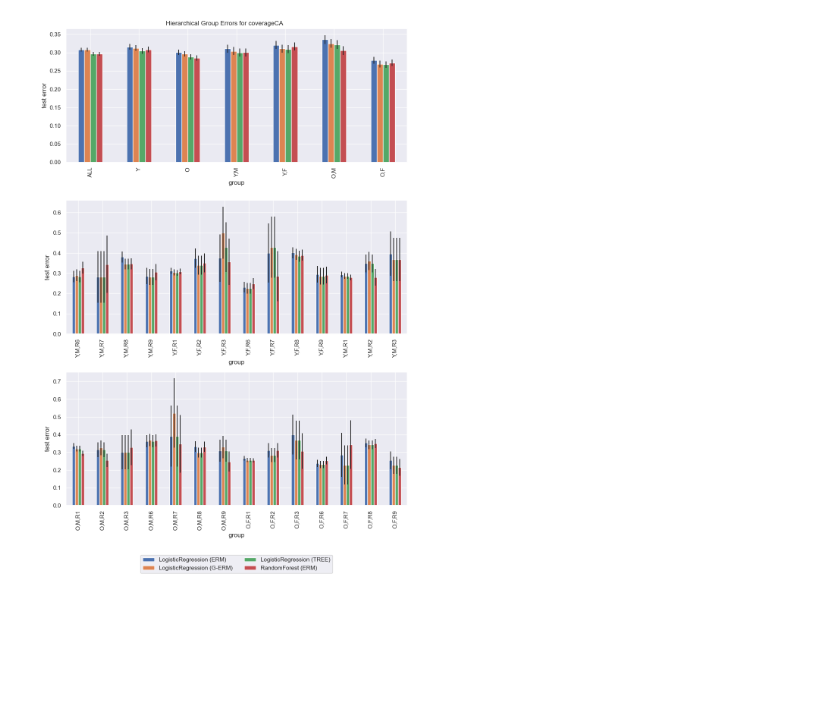
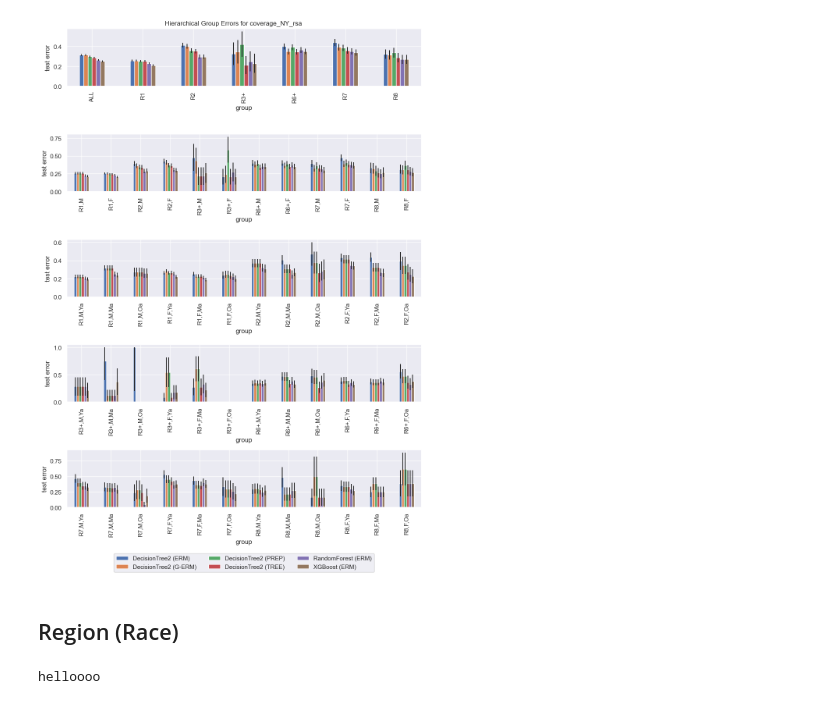
Before and after one commit to samuel-deng/tree_robust, a Jupyter notebook: analyze_results_hierarchical.ipynb, the cells around one changed output. Saved outputs shown, nothing was run; the diff lists cells and outputs as text; code cells hidden in the pictures; blank space fills up the shorter version.

Commit message:
Updates to datasets and error collecting:

```diff
--- a/analyze_results_hierarchical.ipynb
+++ b/analyze_results_hierarchical.ipynb
@@ -61,10 +38,10 @@ asr_lvl2 = [asr_groups[i] for i in asr_tree[3]]
 # %%
-def load_error_results(dataset, model, group_names):
+def load_error_results(dataset, model, group_indices):
     path = os.path.join(os.path.join(RESULTS_PATH, dataset),
                         "{}.pt".format(model))
 
     return_dict = {}
-    groups = group_names
+    groups = group_indices
     return_dict['name'] = dataset
     return_dict['groups'] = groups
     raw_results = torch.load(path)
@@ -85,20 +62,6 @@ def load_error_results(dataset, model, group_names):
                 err = results[0] - results[1][0]
                 return_dict['results'][g][method] = (results[0], err)
     return return_dict
-    """
-    erm_all_err = erm_all_results[0] - erm_all_results[1][0]
-    erm_group_results = raw_results[g]['ERM_GROUP']
-    erm_group_err = erm_group_results[0] - erm_group_results[1][0]
-    prep_group_results = raw_results[g]['PREPEND']
-    prep_group_err = prep_group_results[0] - prep_group_results[1][0]
-    erm_tree_results = raw_results[g]['TREE']
-    erm_tree_err = erm_tree_results[0] - erm_tree_results[1][0]
-
-    return_dict['results'][g] = {}
-    return_dict['results'][g]['ERM_ALL'] = (erm_all_results[0], erm_all_err)
-    return_dict['results'][g]['ERM_GROUP'] = (erm_group_results[0], erm_group_err)
-    return_dict['results'][g]['TREE'] = (erm_tree_results[0], erm_tree_err)
-    """
 # %%
 def dataset_error_df(models, dataset, groups):
     """
@@ -144,7 +107,7 @@ def dataset_error_df(models, dataset, groups):
         df.loc["{} (TREE)".format(model)] = tree_row
         df_errs.loc["{} (TREE) err".format(model)] = tree_row_err
 
-    df = pd.concat([df, df_errs])
+    df = pd.concat([df, df_errs]).transpose() # groups should be rows
     return df
 
 def plot_error(ax, data, models, groups,
@@ -449,26 +186,30 @@ plt.show()
-# %%
-data_name = 'coverageCA'
-data = dataset_dfs_error['{}_asr'.format(data_name)].transpose()
-groups = list(data.index)
-models = ['LogisticRegression (ERM)',
-          'LogisticRegression (G-ERM)',
-          'LogisticRegression (TREE)',
-          'RandomForest (ERM)']
-
-fig, axs = plt.subplots(3, 1, figsize=(10, 15))
-fig.suptitle("Hierarchical Group Errors for {}".format(data_name), fontsize=12)
-axs[0] = plot_error(axs[0], data, models,
-                [groups[i] for i in asr_tree[0] + asr_tree[1] + asr_tree[2]],
-                asr_lvl1, title=None, legend=False)
-axs[1] = plot_error(axs[1], data, models,
-                [groups[i] for i in asr_tree[3]][:14],
-                asr_lvl2[:14], title=None, legend=False)
-axs[2] = plot_error(axs[2], data, models,
-                [groups[i] for i in asr_tree[3]][14:],
-                asr_lvl2[14:], title=None, legend=False)
-axs[2].legend(loc='upper center', bbox_to_anchor=(0.5, -0.35),
-          fancybox=True, shadow=False, ncol=len(models)/2)
-plt.tight_layout()
-plt.show()
-# %% [output]
-[figure, removed]
+# %%
+task = 'coverage'
+state = 'NY'
+hier = 'rsa'
+
+dataset = '{}_{}_{}'.format(task, state, hier)
+dataset_obj = name_to_dataset('income_IL_{}'.format(hier))
+tree = dataset_obj.tree
+group_indices = list(range(len(dataset_obj.group_names)))
+
+base_hypothesis = 'DecisionTree2'
+models = ['{} (ERM)'.format(base_hypothesis),
+          '{} (G-ERM)'.format(base_hypothesis),
+          '{} (TREE)'.format(base_hypothesis),
+          '{} (PREP)'.format(base_hypothesis),
+          'RandomForest (ERM)',
+          'XGBoost (ERM)']
+
+df = dataset_error_df(MODELS, dataset, group_indices)
+plot_errors_tree(dataset, df, models, dataset_obj.group_names, tree, 12)
+# %% [output]
+[figure, added]
+# %% [markdown]
+## Region (Race)
+# %%
+dataset_obj = name_to_dataset('employment_ST_race')
+group_names = dataset_obj.group_names
+tree = dataset_obj.tree
+# %% [output]
+helloooo
```
Also changed, not shown: parts of 23 cells of this notebook, 6 other files.
